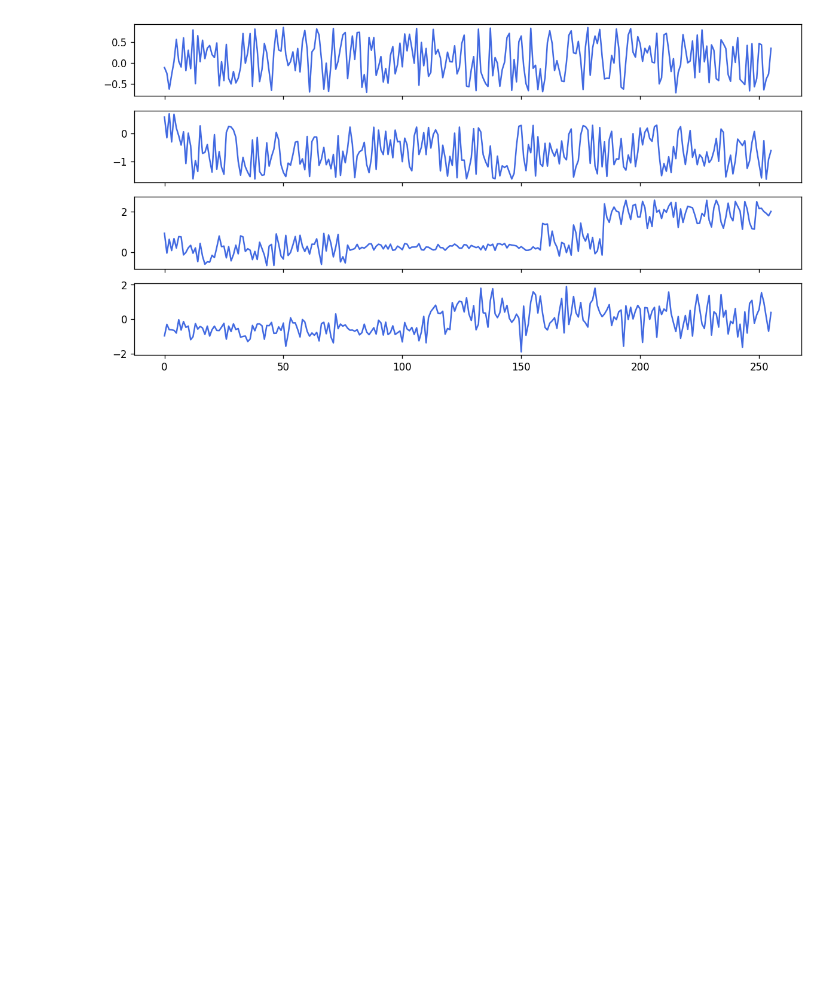
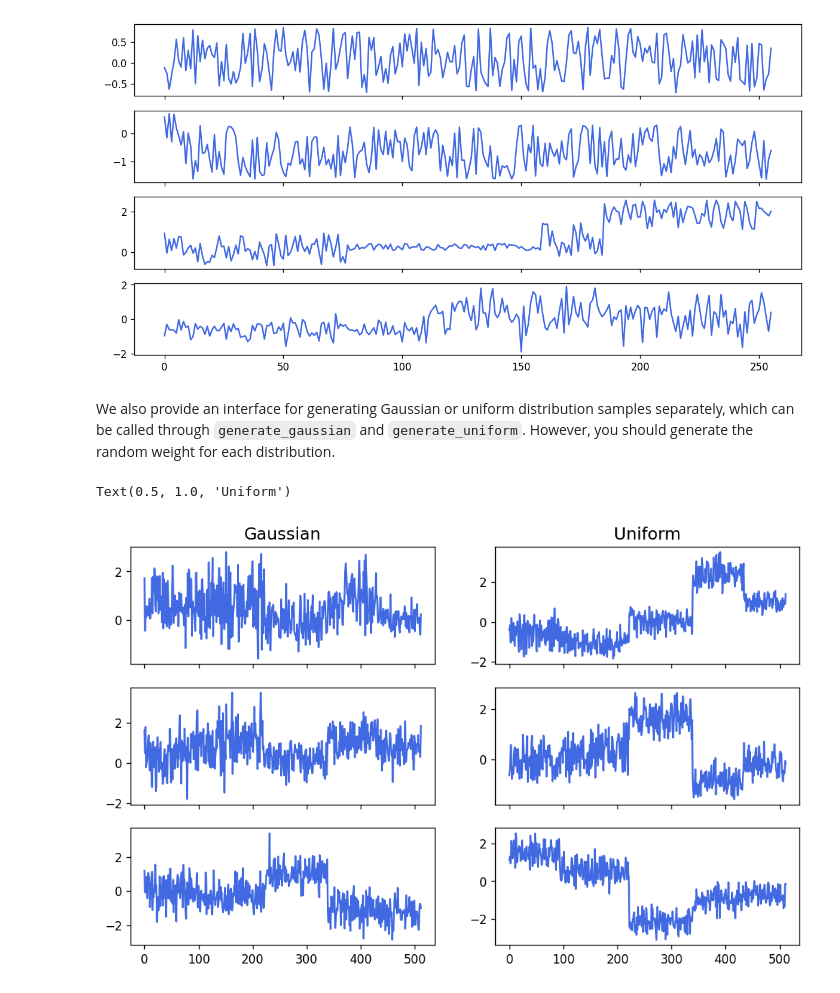
Before and after one commit to changewam/S2Generator, a Jupyter notebook: examples/4-mixed_distribution.ipynb, the cells around one changed output. Saved outputs shown, nothing was run; the diff lists cells and outputs as text; code cells hidden in the pictures; blank space fills up the shorter version.

```diff
--- a/examples/4-mixed_distribution.ipynb
+++ b/examples/4-mixed_distribution.ipynb
@@ -102,3 +102,49 @@ for i in range(4):
     ax[i].plot(time_series[:, i], color="royalblue")
 # %% [output]
 [figure]
+# %% [markdown]
+We also provide an interface for generating Gaussian or uniform distribution samples separately, which can be called through `generate_gaussian` and `generate_uniform`. However, you should generate the random weight for each distribution.
+# %%
+rng = np.random.RandomState(0)
+
+# Number of mixed distributions
+n_centroids = 5
+
+# The length of series
+n_inputs_points = 512
+
+# Randomly generate the weight values for each distribution
+weights = rng.uniform(0, 1, size=(n_centroids,))
+weights /= np.sum(weights)
+n_points_comp = rng.multinomial(n_inputs_points, weights)
+
+# Generate the gaussian time series
+gaussian = mixed_distribution.generate_gaussian(
+    rng=rng,
+    n_points_comp=n_points_comp,
+    input_dimension=3,  # The dimension of series,
+    n_centroids=n_centroids,  # Number of mixed distributions
+)
+
+# Generate the uniform time series
+uniform = mixed_distribution.generate_uniform(
+    rng=rng,
+    n_points_comp=n_points_comp,  # The length of series
+    input_dimension=3,  # The dimension of series,
+    n_centroids=5,  # Number of mixed distributions
+)
+
+# Visualization the time series
+fig, ax = plt.subplots(3, 2, figsize=(10, 6), dpi=120, sharex=True)
+
+for i in range(3):
+    ax[i, 0].plot(gaussian[:, i], color="royalblue")
+    ax[i, 1].plot(uniform[:, i], color="royalblue")
+
+
+# Set the title for each column
+ax[0, 0].set_title("Gaussian", fontsize=14)
+ax[0, 1].set_title("Uniform", fontsize=14)
+# %% [output]
+Text(0.5, 1.0, 'Uniform')
+[figure, added]
```
Also changed, not shown: parts of 1 cell of this notebook.
